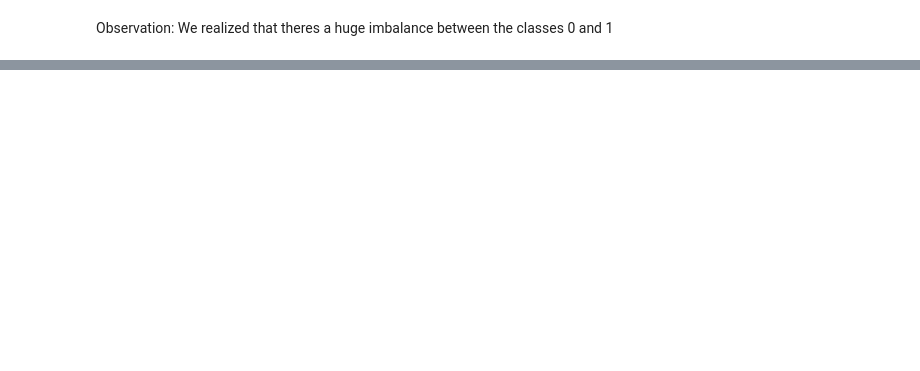
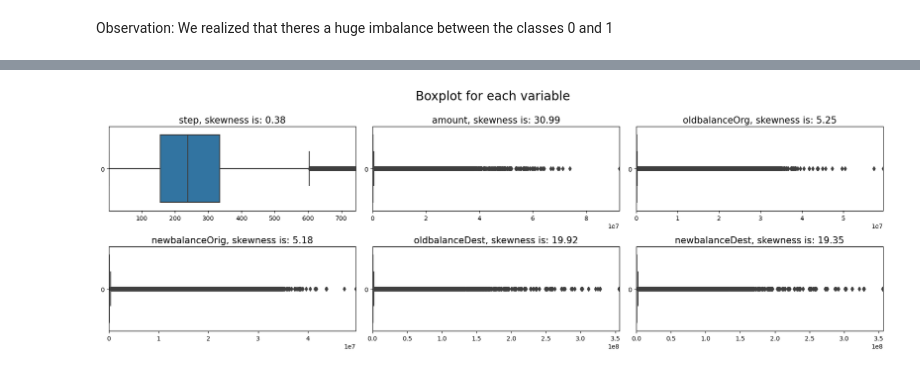
Before and after one commit to amaboh/Machine_learning_in_finance, a Jupyter notebook: Fraud_detection/fraud_detect.ipynb, the cells around one changed output, grey strips where cells are left out. Drawn from its saved outputs; the diff is of its cells as text; code cells hidden in the pictures; blank space fills up the shorter version.

```diff
--- a/Fraud_detection/fraud_detect.ipynb
+++ b/Fraud_detection/fraud_detect.ipynb
@@ -169,0 +168,10 @@ Observation: We realized that theres a huge imbalance between the classes 0 and
+# %%
+numerical_col= ['step','amount','oldbalanceOrg','newbalanceOrig','oldbalanceDest','newbalanceDest']
+# %%
+num_col = df_init[numerical_col]
+# %%
+for col in num_col:
+    fig, box = plt.subplots()
+    plt.title(col)
+    sns.boxplot(num_col[col], ax=box)
+    plt.tight_layout()
@@ -169,0 +185,14 @@ Observation: We realized that theres a huge imbalance between the classes 0 and
+# %%
+# Boxplot for each variable in numerical list
+def boxplots_visual(data,column):
+    fig, ax = plt.subplots(2,3,figsize=(18,6))
+    fig.suptitle('Boxplot for each variable',y=1, size=20)
+    ax=ax.flatten()
+    for i,feature in enumerate(column):
+        sns.boxplot(data=data[feature],ax=ax[i], orient='h')
+        ax[i].set_title(feature+ ', skewness is: '+str(round(data[feature].skew(axis = 0, skipna = True),2)),fontsize=15)
+        ax[i].set_xlim([min(data[feature]), max(data[feature])])
+boxplots_visual(data=df_init,column=num_col)
+plt.tight_layout()
+# %% [output]
+[figure, added]
```
Also changed, not shown: parts of 21 cells of this notebook.
